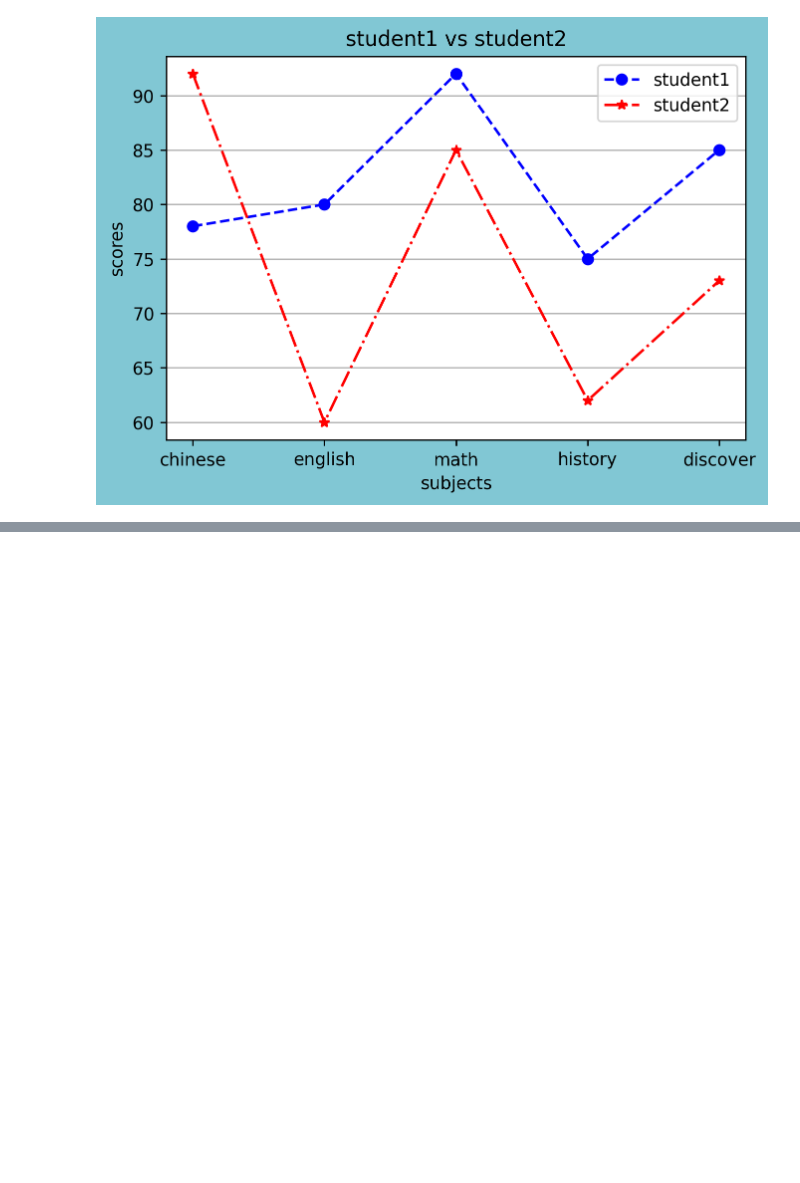
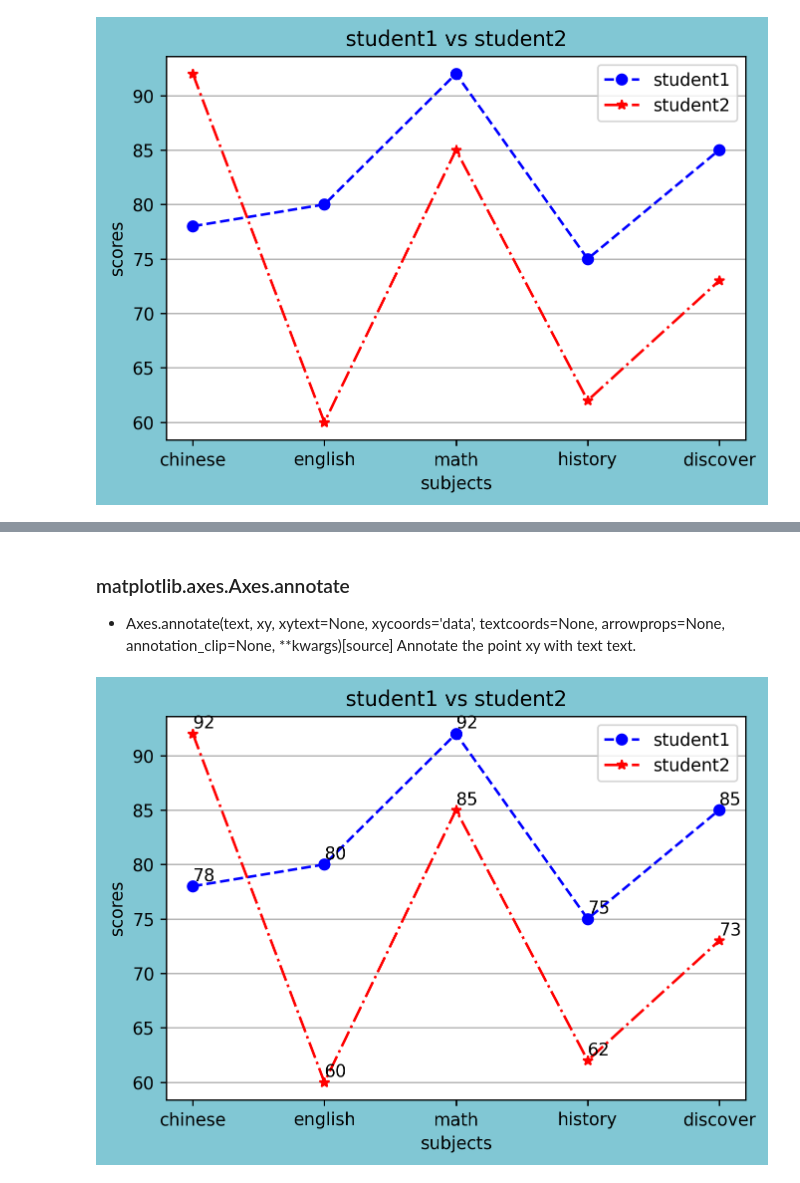
Before and after one commit to chihweihan/python_20240422_lesson2, a Jupyter notebook: lesson 15/lesson15_0.ipynb, the cells around one changed output, grey strips where cells are left out. Drawn from its saved outputs; the diff is of its cells as text; code cells hidden in the pictures; blank space fills up the shorter version.

```diff
--- a/lesson 15/lesson15_0.ipynb
+++ b/lesson 15/lesson15_0.ipynb
@@ -167 +174,42 @@ discover
 [figure]
+# %% [markdown]
+### matplotlib.axes.Axes.annotate
+- Axes.annotate(text, xy, xytext=None, xycoords='data', textcoords=None, arrowprops=None, annotation_clip=None, **kwargs)[source]
+Annotate the point xy with text text.
+# %%
+student1 = {'chinese':78, 'english':80, 'math':92, 'history':75, 'discover':85} #元素數量要記得
+student2 = {'chinese':92, 'english':60, 'math':85, 'history':62, 'discover':73}
+
+keys = student1.keys()
+subject:list[str] = list(keys)
+values = student1.values()
+values1 = list(values)
+values2 = list(student2.values())
+
+# 繪圖  dpi(解析度) facecolor(參考日本色票)
+import matplotlib.pyplot as plt
+figure = plt.figure(figsize=[6,4], dpi=250, facecolor='#81C7D4')
+axes = figure.add_subplot(1, 1, 1)   #一欄一列
+axes.plot(subject,values1, 'bo--', label="student1") # (X軸,y軸, '[顏色][marker][style]')
+axes.plot(subject,values2, 'r*-.', label="student2")
+axes.grid(axis='y')  #畫線 (決定x軸y軸還是兩者)
+axes.set_title("student1 vs student2")
+axes.set_xlabel("subjects")
+axes.set_ylabel("scores")
+axes.legend()   #顯示標記
+
+#print(axes.get_xticks())     #每個科目為一個座標
+#print(axes.get_yticks())
+labels = axes.get_xticklabels()
+#print(labels)
+for text in labels:
+    subject_name = text.get_text()
+    score1 = student1[subject_name]
+    x_value = text.get_position()[0]
+    axes.annotate(str(score1),(x_value, score1+0.5))                 #annotate：註解
+    score2 = student2[subject_name]
+    axes.annotate(str(score2),(x_value, score2+0.5))
+
+plt.show()
+# %% [output]
+[figure, added]
```
Also changed, not shown: parts of 1 cell of this notebook, 1 other file.
